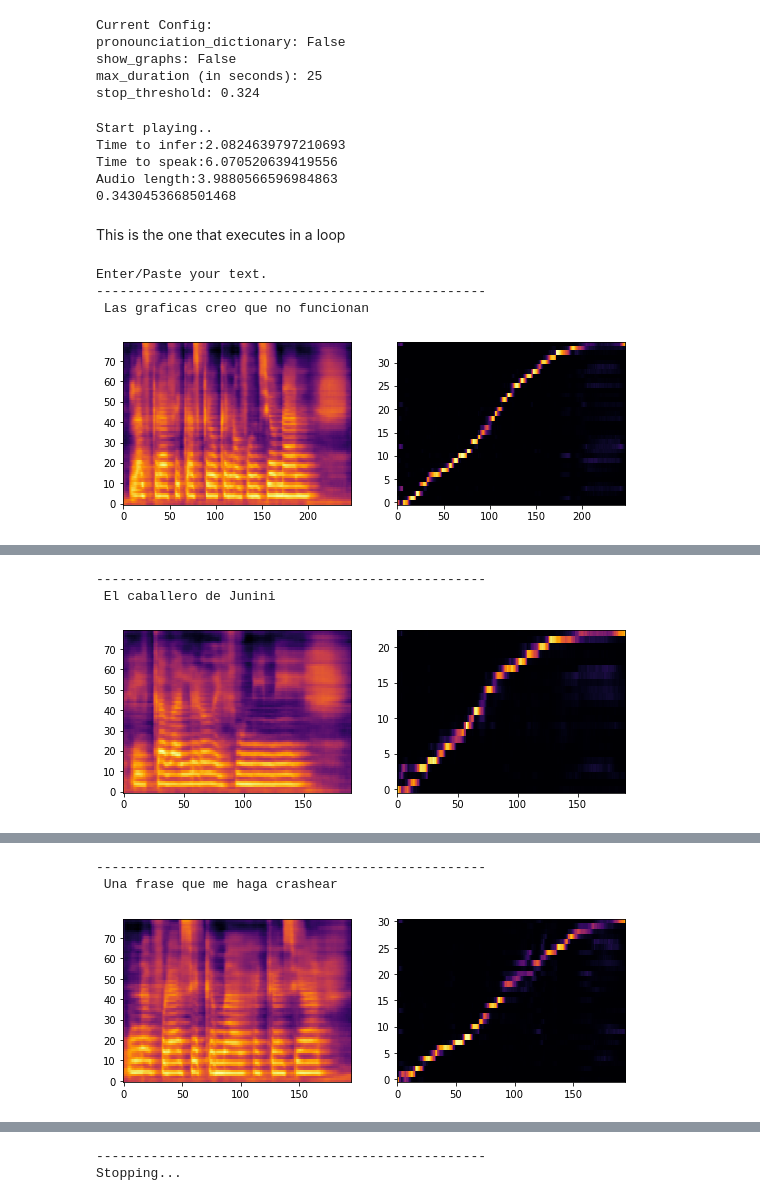
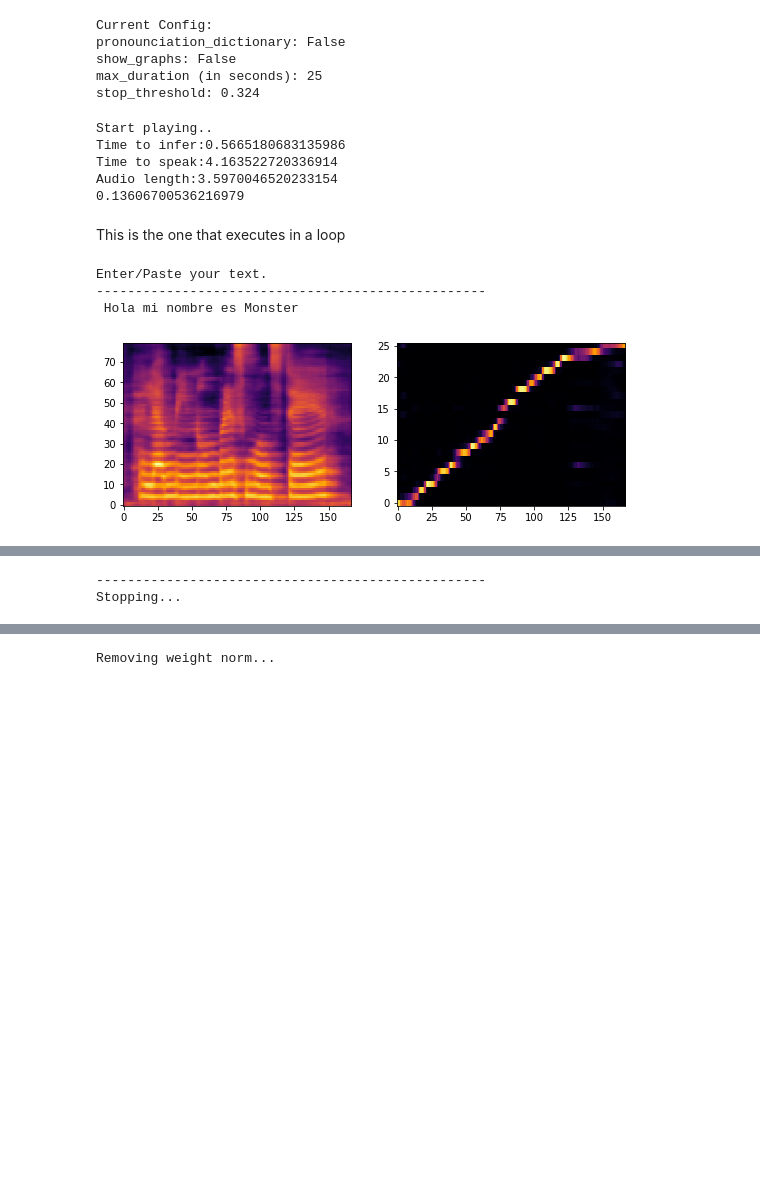
Before and after one commit to Sir-Slade/voice_synthetizer, a Jupyter notebook: Synthetizer.ipynb, the cells around one changed output, grey strips where cells are left out. Saved outputs shown, nothing was run; the diff lists cells and outputs as text; code cells hidden in the pictures; blank space fills up the shorter version.

```diff
--- a/Synthetizer.ipynb
+++ b/Synthetizer.ipynb
@@ -8,6 +8,12 @@ HIFIGAN_ID for hifimodel = "https://drive.google.com/uc?id=1qpgI41wNXFcH-iKq1Y42
 # %%
 graph_width = 900
 graph_height = 360
+sampling_rate = 22050
+git_repo_url = 'https://github.com/NVIDIA/tacotron2.git'
+git_hifi_gan_url = 'https://github.com/SortAnon/hifi-gan'
+
+TACOTRON2_ID = '1F99hX8ce-Q15G4-KJWQm51OB167JWMDx'
+HIFIGAN_ID = "1qpgI41wNXFcH-iKq1Y42JlBC9j0je8PW"
 # %%
 def plot_data(data, figsize=(int(graph_width/100), int(graph_height/100))):
             %matplotlib inline
@@ -93,7 +97,12 @@ def end_to_end_infer(text, pronounciation_dictionary=False, show_graphs=False):
             audio = y_g_hat.squeeze()
             audio = audio * MAX_WAV_VALUE
 
-            return audio.cpu().numpy().astype("int16"), hparams.sampling_rate
+            return audio.cpu().numpy().astype("int16")
+
+def speak(line):
+    audio= end_to_end_infer(line)
+    sounddevice.play(audio, samplerate=sampling_rate)
+    sounddevice.wait()
 # %%
 import time
 print("Setting up, please wait.\n")
@@ -186,10 +192,10 @@ stop_threshold: 0.324
 # %%
 t0 = time.time()
 line = "Una nueva frase larga que quiero ver cuanto se tarda."
-audio, rate = end_to_end_infer(line)
+audio= end_to_end_infer(line)
 t1 = time.time()
 print("Start playing..")
-sounddevice.play(audio, samplerate=rate)
+sounddevice.play(audio, samplerate=sampling_rate)
 sounddevice.wait()
 t2 = time.time()
 print("Time to infer", t1 - t0, sep=":")
@@ -198,34 +204,33 @@ print("Audio length", t2 - t1, sep=":")
 print((t1-t0)/(t2 - t0))
 # %% [output]
 Start playing..
-Time to infer:2.0824639797210693
-Time to speak:6.070520639419556
-Audio length:3.9880566596984863
-0.3430453668501468
+Time to infer:0.5665180683135986
+Time to speak:4.163522720336914
+Audio length:3.5970046520233154
+0.13606700536216979
 # %% [markdown]
 This is the one that executes in a loop
 # %%
 print("Enter/Paste your text.")
 contents = []
 while True:
     try:
         print("-"*50)
         line = input()
         if line == "":
             continue
-        audio, rate = end_to_end_infer(line, pronounciation_dictionary=False, show_graphs=True)
-        display(ipd.Audio(audio, rate=rate))
+        audio = end_to_end_infer(line, pronounciation_dictionary=False, show_graphs=True)
+        display(ipd.Audio(audio, rate=sampling_rate))
     except EOFError:
         break
     except KeyboardInterrupt:
         print("Stopping...")
         break
 # %% [output]
 Enter/Paste your text.
 --------------------------------------------------
- Las graficas creo que no funcionan
+ Hola mi nombre es Monster
-[figure, old version]
+[figure, new version]
 [interactive output not drawn]
 --------------------------------------------------
- El caballero de Junini
+Stopping...
-[figure, removed]
@@ -233,3 +236,0 @@ Enter/Paste your text.
---------------------------------------------------
- Una frase que me haga crashear
-[figure, removed]
@@ -237,2 +237,4 @@ Enter/Paste your text.
---------------------------------------------------
-Stopping...
+# %%
+vs = VoiceSynthetizer()
+# %% [output]
+Removing weight norm...
```
Also changed, not shown: parts of 5 cells of this notebook, 3 other files.
